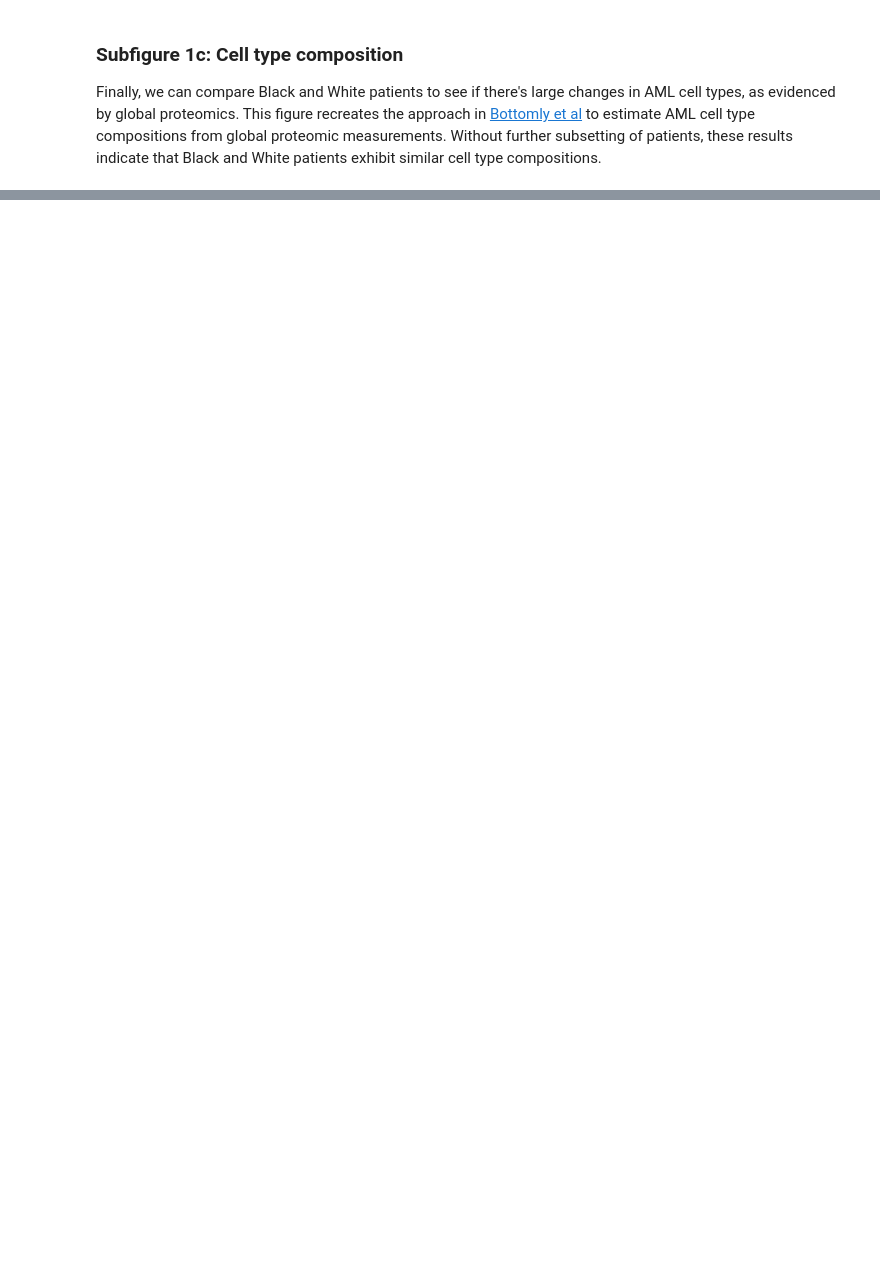
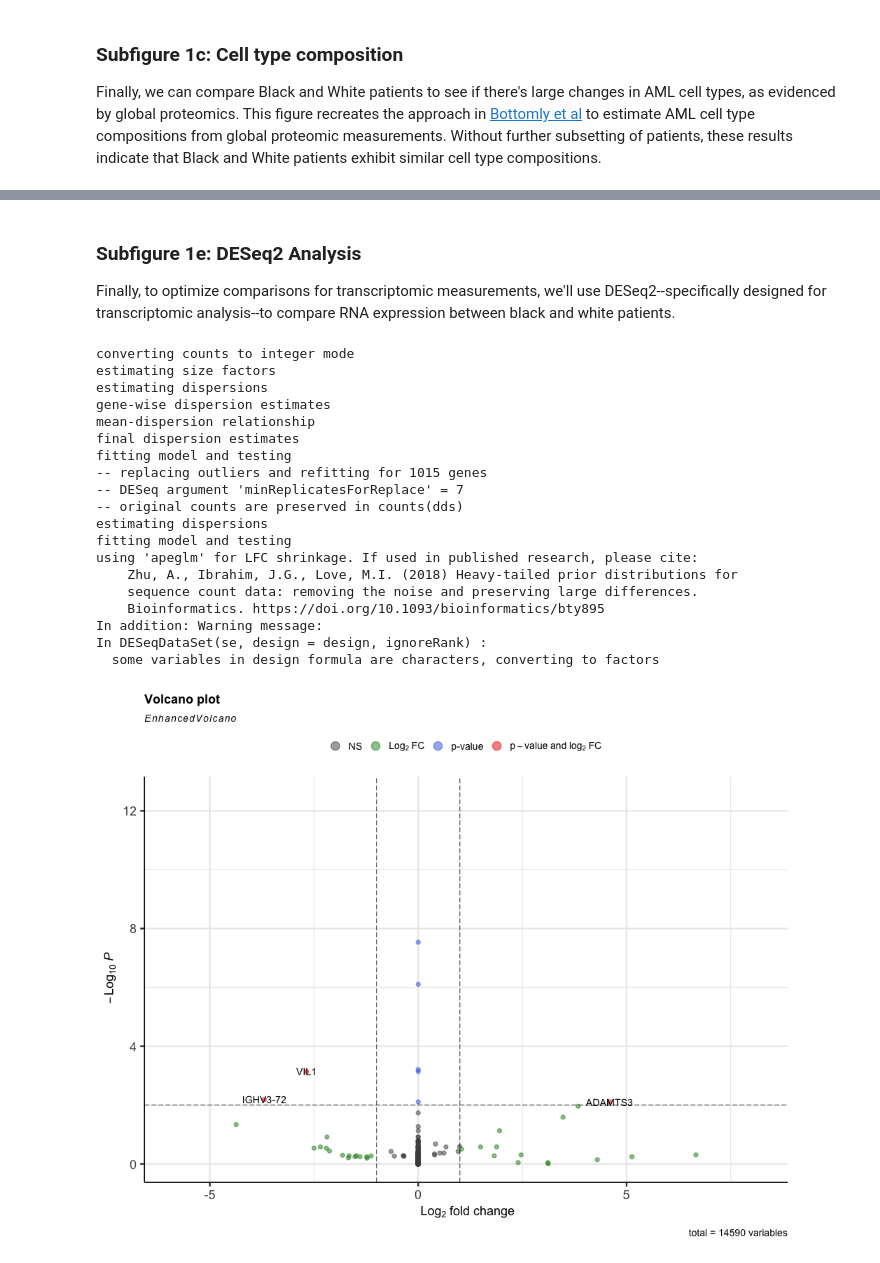
Before and after one commit to PNNL-CompBio/amlMultidrugResistance, a Jupyter notebook: aml_outcome_disparities/analysis/fig1/figure1.ipynb, the cells around one changed output, grey strips where cells are left out. Drawn from its saved outputs; the diff is of its cells as text; code cells hidden in the pictures; blank space fills up the shorter version.

```diff
--- a/aml_outcome_disparities/analysis/fig1/figure1.ipynb
+++ b/aml_outcome_disparities/analysis/fig1/figure1.ipynb
@@ -74,0 +151,29 @@ Welcome, JLChin!
+# %% [markdown]
+### Subfigure 1e: DESeq2 Analysis
+Finally, to optimize comparisons for transcriptomic measurements, we'll use DESeq2--specifically designed for transcriptomic analysis--to compare RNA expression between black and white patients.
+# %%
+%%R -i rna_r -i meta_r -w 1000 -h 800 -u px
+source("../../src/r/rna/differential_expression.R")
+rna_results <- run_deseq2(rna_r, meta_r)
+rna_results$volcano
+# %% [output]
+converting counts to integer mode
+estimating size factors
+estimating dispersions
+gene-wise dispersion estimates
+mean-dispersion relationship
+final dispersion estimates
+fitting model and testing
+-- replacing outliers and refitting for 1015 genes
+-- DESeq argument 'minReplicatesForReplace' = 7
+-- original counts are preserved in counts(dds)
+estimating dispersions
+fitting model and testing
+using 'apeglm' for LFC shrinkage. If used in published research, please cite:
+    Zhu, A., Ibrahim, J.G., Love, M.I. (2018) Heavy-tailed prior distributions for
+    sequence count data: removing the noise and preserving large differences.
+    Bioinformatics. https://doi.org/10.1093/bioinformatics/bty895
+In addition: Warning message:
+In DESeqDataSet(se, design = design, ignoreRank) :
+  some variables in design formula are characters, converting to factors
+[figure, added]
```
Also changed, not shown: parts of 10 cells of this notebook, 2 other files.
